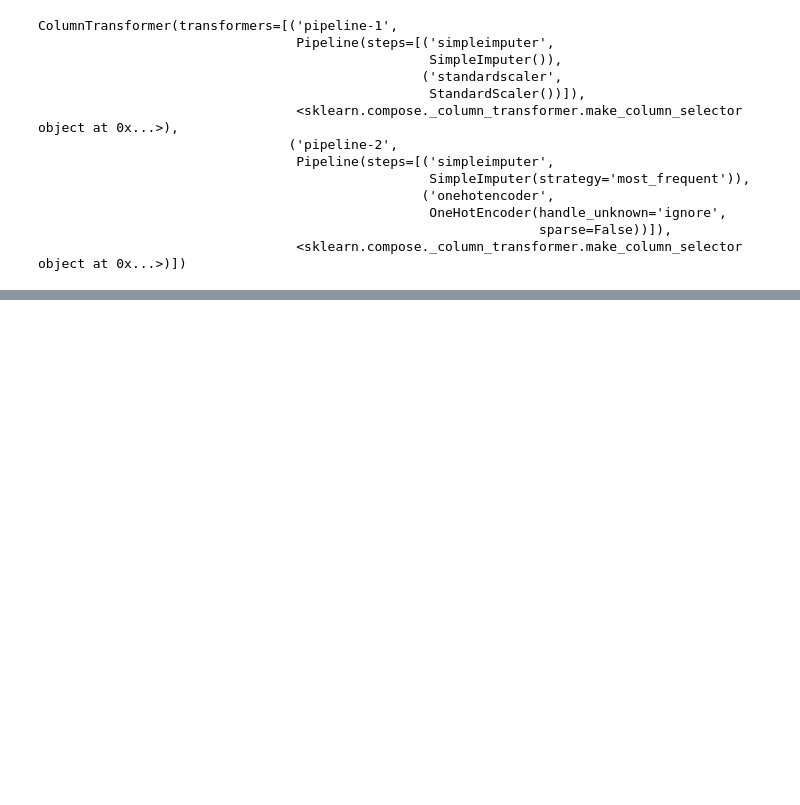
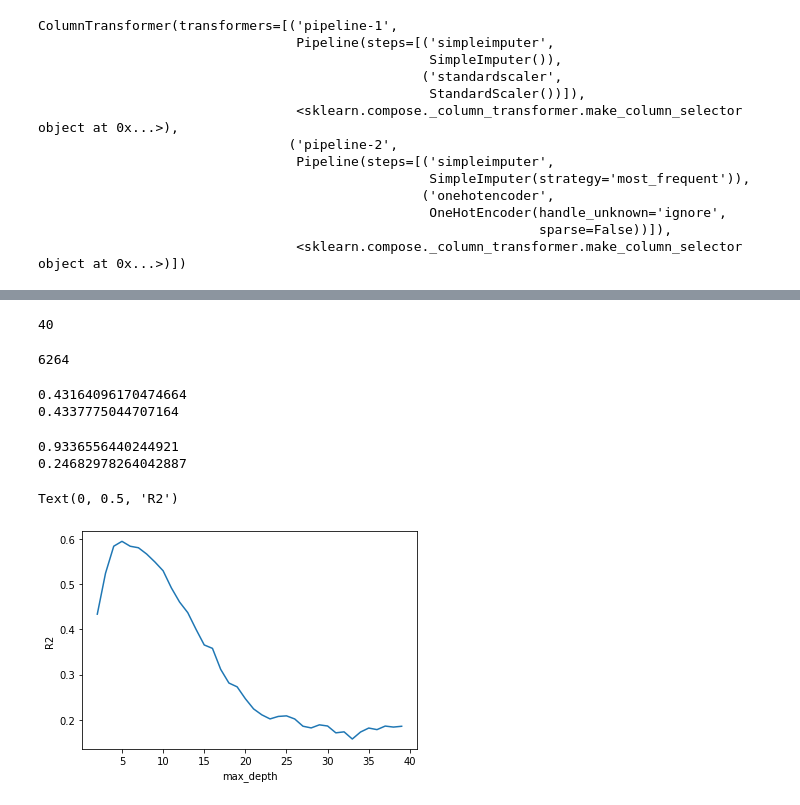
Before and after one commit to arechigajd/food_sales_predictions, a Jupyter notebook: foodsoldstoresML.ipynb, the cells around one changed output, grey strips where cells are left out. Drawn from its saved outputs; the diff is of its cells as text; code cells hidden in the pictures; blank space fills up the shorter version.

```diff
--- a/foodsoldstoresML.ipynb
+++ b/foodsoldstoresML.ipynb
@@ -576,0 +636,2 @@ array([[-0.71277507,  1.82810922,  0.        , ...,  0.        ,
+# %%
+fsdec_tree.fit(X_train_processed, y_train)
@@ -576,0 +665,46 @@ array([[-0.71277507,  1.82810922,  0.        , ...,  0.        ,
+# %%
+fsdec_tree.get_depth()
+# %% [output]
+40
+# %%
+fsdec_tree.get_n_leaves()
+# %% [output]
+6264
+# %%
+fsdec_tree_2 = DecisionTreeRegressor(max_depth = 2, random_state = 42)
+fsdec_tree_2.fit(X_train_processed, y_train)
+fsdttrain_2_score = fsdec_tree_2.score(X_train_processed, y_train)
+fsdttest_2_score = fsdec_tree_2.score(X_test_processed, y_test)
+print(fsdttrain_2_score)
+print(fsdttest_2_score)
+# %% [output]
+0.43164096170474664
+0.4337775044707164
+# %%
+fsdec_tree_20 = DecisionTreeRegressor(max_depth = 20, random_state = 42)
+fsdec_tree_20.fit(X_train_processed, y_train)
+fsdttrain_20_score = fsdec_tree_20.score(X_train_processed, y_train)
+fsdttest_20_score = fsdec_tree_20.score(X_test_processed, y_test)
+print(fsdttrain_20_score)
+print(fsdttest_20_score)
+# %% [output]
+0.9336556440244921
+0.24682978264042887
+# %%
+fsdtdepths = list(range(2, 40))
+
+fsdtscores = pd.DataFrame(index=fsdtdepths, columns=['Test Score','Train Score'])
+for depth in fsdtdepths:
+    fsdec_tree = DecisionTreeRegressor(max_depth=depth, random_state=42)
+    fsdec_tree.fit(X_train_processed, y_train)
+    train_score = fsdec_tree.score(X_train_processed, y_train)
+    test_score = fsdec_tree.score(X_test_processed, y_test)
+    fsdtscores.loc[depth, 'Train Score'] = train_score
+    fsdtscores.loc[depth, 'Test Score'] = test_score
+# %%
+plt.plot(fsdtdepths, fsdtscores['Test Score'])
+plt.xlabel('max_depth')
+plt.ylabel('R2')
+# %% [output]
+Text(0, 0.5, 'R2')
+[figure, added]
```
Also changed, not shown: parts of 26 cells of this notebook.
